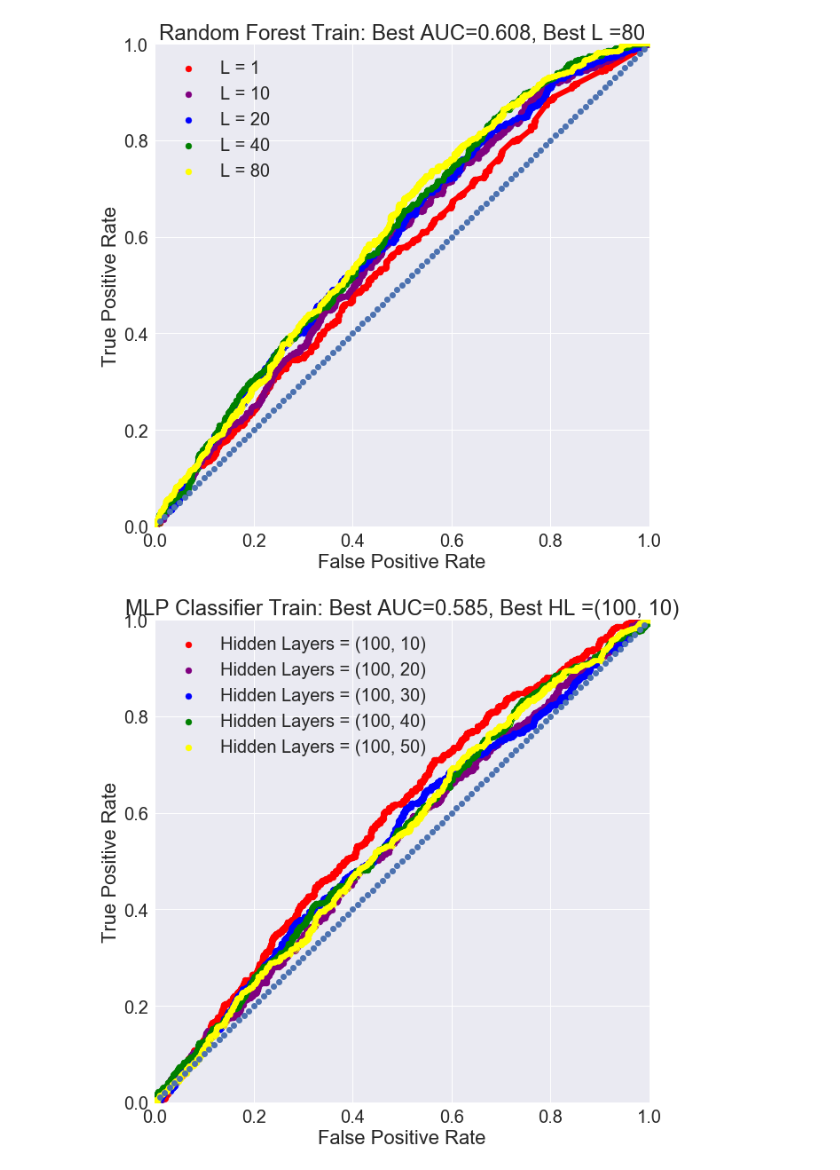
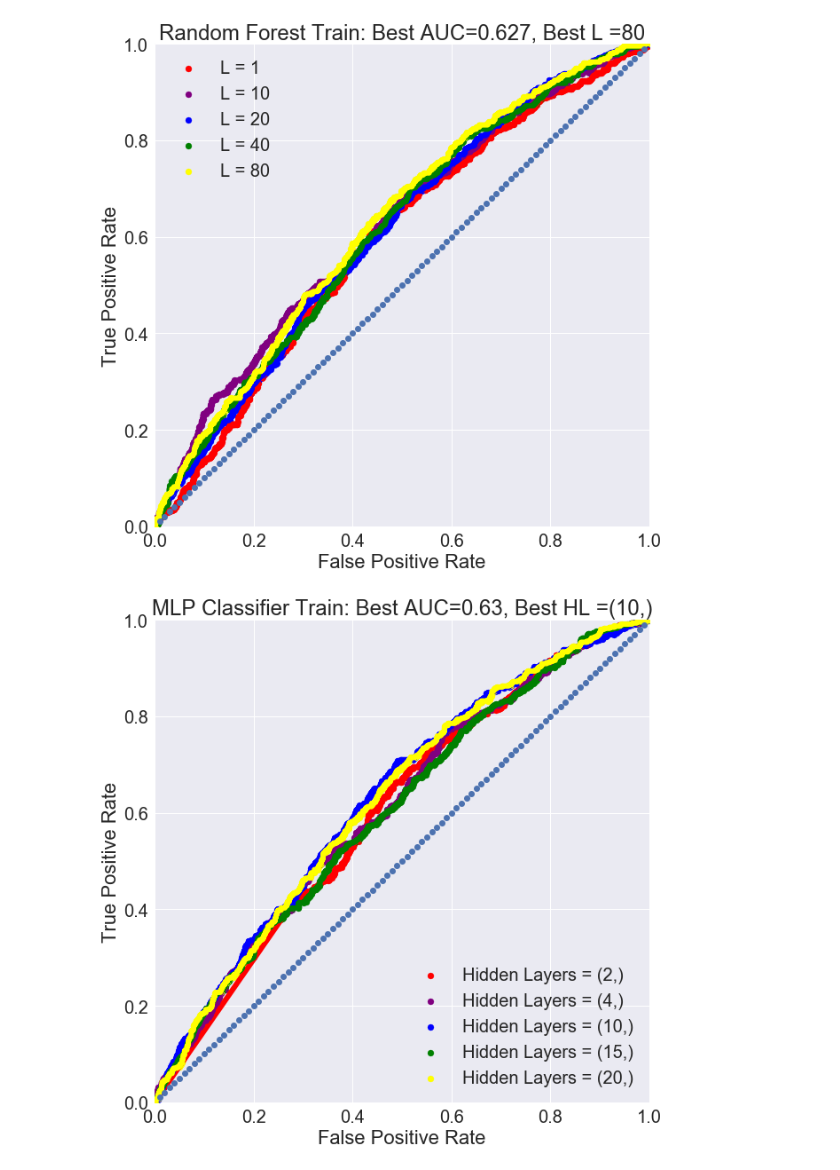
Before and after one commit to zcblack/Springboard, a Jupyter notebook: Capstone2/MachineLearningClassificationWithResampling.ipynb, the cells around one changed output. Saved outputs shown, nothing was run; the diff lists cells and outputs as text; code cells hidden in the pictures.

```diff
--- a/Capstone2/MachineLearningClassificationWithResampling.ipynb
+++ b/Capstone2/MachineLearningClassificationWithResampling.ipynb
@@ -56,15 +78,23 @@ from imblearn.combine import SMOTEENN
 from imblearn.combine import SMOTETomek
 
 
-dfX = df.drop(['ResultOfTour',  'AgentLine', 'NetVolumePlusNonGoodVolume'], axis = 1)
+dfX = df.drop(['ResultOfTour',   'NetVolumePlusNonGoodVolume'], axis = 1)
 
-dfX = pd.get_dummies(dfX, prefix=['BookingWindow', 'FirstGenVsOwner',
-       'HHIncomeRanges', 'Homeowner', 'InState', 'Programs (Budget)',
-       'relationStatus'])
+dfX = pd.get_dummies(dfX, prefix=['AgentLine','BookingWindow',
+       'HHIncomeRanges', 'Programs (Budget)','TourSeason'])
 
 scaler1 = StandardScaler()
 scaler1.fit(dfX[['Age']])
 dfX['Age'] = scaler1.transform(dfX[['Age']])
+
+
+scaler2 = StandardScaler()
+scaler2.fit(dfX[['?TourContractGeneration']])
+dfX['?TourContractGeneration'] = scaler2.transform(dfX[['?TourContractGeneration']])
+
+scaler3 = StandardScaler()
+scaler3.fit(dfX[['?TourGeneration']])
+dfX['?TourGeneration'] = scaler3.transform(dfX[['?TourGeneration']])
 
 
 X_train, X_test, y_train, y_test = train_test_split(dfX, df['ResultOfTour'], stratify=df['ResultOfTour'], test_size=0.2,random_state = 42)
@@ -77,7 +107,7 @@ dfY1 = y_train
 
 
 # define resampling method
-resample = SMOTE(random_state=42, ratio = 'minority')
+resample = SMOTEENN(random_state=42, ratio = 'all')
 
 dfX2, dfY2 = resample.fit_sample(dfX1, dfY1)
 dfX2= pd.DataFrame(dfX2, columns = dfX.columns)
@@ -296,7 +232,7 @@ for train, test in kf.split(dfX1,dfY1):
     xTrain = dfX1.iloc[train.tolist()]
     yTrain = dfY1.iloc[train.tolist()]
     xTrain, yTrain = resample.fit_sample(xTrain,yTrain)
-    rfr = RandomForestClassifier(n_estimators=100,min_samples_leaf=Ls[i], random_state=42)
+    rfr = RandomForestClassifier(n_estimators=1000,min_samples_leaf=Ls[i], random_state=42)
     rfr.fit(xTrain,yTrain)
     preds = rfr.predict_proba(dfX1.iloc[test.tolist()])[:,1]
     fpr, tpr, threshold = metrics.roc_curve(dfY1.iloc[test.tolist()], preds)
@@ -313,9 +249,10 @@ plt.title('Random Forest Train: Best AUC='+str(round(bestAUCL,3))+', Best L ='+s
 plt.plot(x,y,'o')
 plt.show()
 # %% [output]
-[figure, old version]
+[figure, new version]
 # %%
 from sklearn.neural_network import MLPClassifier
+import itertools
 
 bestHL = 0
 bestAUCHL = 0
@@ -323,7 +260,7 @@ i = 0
 colors= ['red','purple','blue','green','yellow']
 
 #make cross validation of c values and kfold
-HLs = [(100,10), (100,20), (100,30), (100,40), (100,50)]
+HLs= [x for x in itertools.product((2,4,10,15,20),repeat=1)]
 kf = StratifiedKFold(n_splits=5, shuffle=True, random_state=42)
 
 
@@ -333,34 +270,34 @@ mpl.rcParams['figure.figsize'] = (10,10)
 
 #ROC plot of model accuracy
 sns.set(font_scale = 2)
 plt.xlim(0,1)
 plt.ylim(0,1)
 plt.xlabel('False Positive Rate')
 plt.ylabel('True Positive Rate')
 
 for train, test in kf.split(dfX1,dfY1):
     xTrain = dfX1.iloc[train.tolist()]
     yTrain = dfY1.iloc[train.tolist()]
     xTrain, yTrain = resample.fit_sample(xTrain,yTrain)
     lr = MLPClassifier(hidden_layer_sizes=HLs[i])
     lr.fit(xTrain,yTrain)
     preds = lr.predict_proba(dfX1.iloc[test.tolist()])[:,1]
     fpr, tpr, threshold = metrics.roc_curve(dfY1.iloc[test.tolist()], preds)
     auc = metrics.auc(fpr,tpr)
     if auc>bestAUCHL:
         bestHL=HLs[i]
         bestAUCHL=auc
     i += 1
     plt.scatter(x=fpr, y=tpr, c = colors[i-1],label='Hidden Layers = '+str(HLs[i-1]))
     plt.plot(fpr,tpr, color = colors[i-1], linewidth=6.0)
 plt.legend()
 plt.title('MLP Classifier Train: Best AUC='+str(round(bestAUCHL,3))+', Best HL ='+str(bestHL))
 x = np.arange(1, 100)/100
 y=x
 plt.plot(x,y,'o')
 plt.show()
 # %% [output]
-[figure, old version]
+[figure, new version]
 # %%
 #logistic regregression best model
 lr = LogisticRegression(C=bestC)
```
Also changed, not shown: parts of 17 cells of this notebook, 4 other files.
